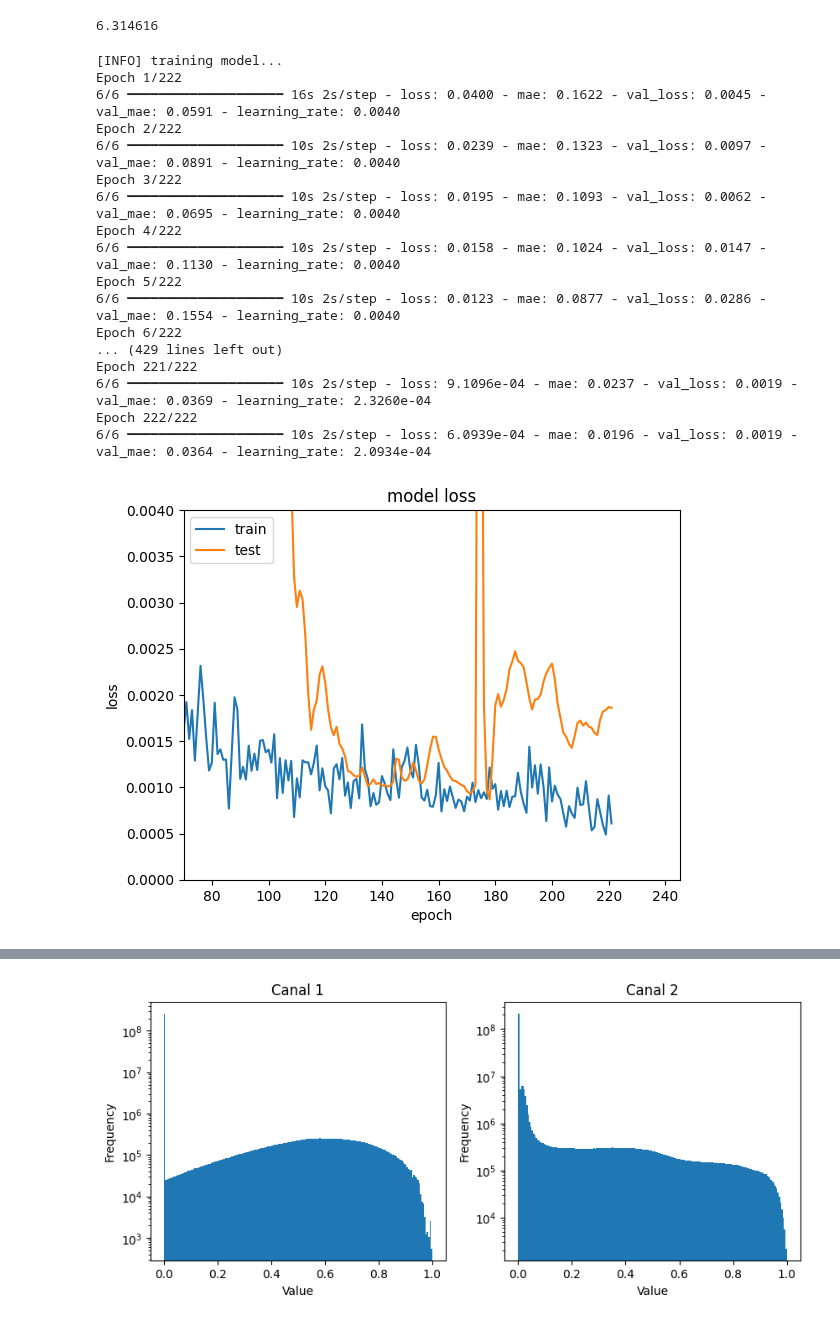
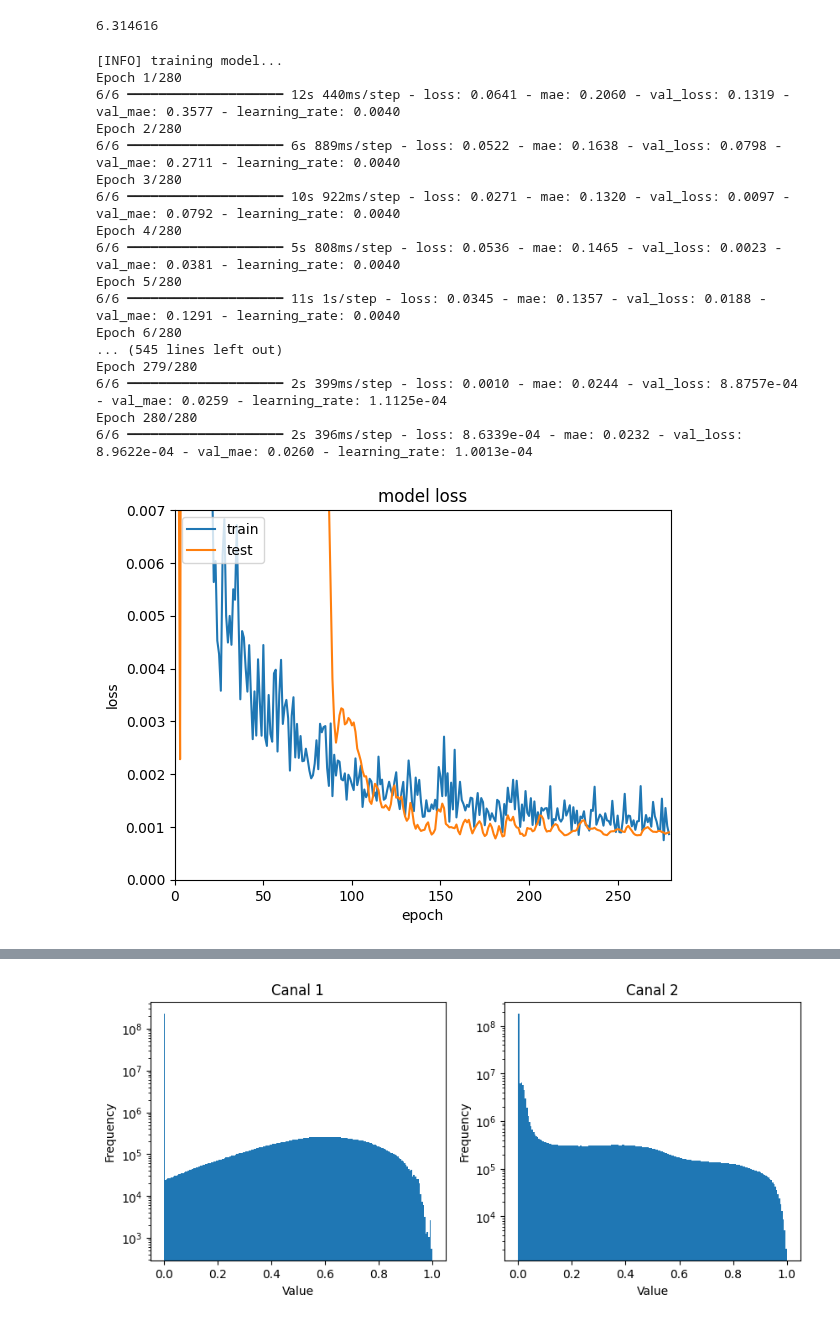
Before and after one commit to antonycardozo/CNNregression, a Jupyter notebook: cnn_regression.ipynb, the cells around one changed output, grey strips where cells are left out. Drawn from its saved outputs; the diff is of its cells as text; code cells hidden in the pictures.

```diff
--- a/cnn_regression.ipynb
+++ b/cnn_regression.ipynb
@@ -29,53 +29,53 @@ channel_optir = preprocessing.apply_mask(channel_optir, size= 1402)
 6.314616
 # %%
 #union de canales y reshape
-X= preprocessing.merge(channel_optir,channel_dc, height_shape=222, width_shape=222)
+X= preprocessing.merge(channel_optir,channel_dc, height_shape=125, width_shape=125)
 X_train, X_out, y_train, y_out = train_test_split(X, y, test_size=0.30, random_state=42)
 X_validation, X_test, y_validation, y_test= train_test_split(X_out, y_out, test_size=0.5, random_state=30)
 # %%
-NAME= "CNN_Regressor_mass{}".format(int(time.time()))
-model = models.create_cnn(222, 222, 2, regress=True)
+NAME= "CNN_Regressor_softplus_280epochs{}".format(int(time.time()))
+model = models.create_cnn(125, 125, 2, regress=True)
 opt = Adam( learning_rate=4e-3)
 tf_callbacks = [
-    EarlyStopping(monitor='val_loss', patience=111, restore_best_weights=True),
+    EarlyStopping(monitor='val_loss', patience=111, restore_best_weights=False),
     ReduceLROnPlateau(monitor='val_loss', patience=7, factor=0.9),
     TensorBoard(log_dir="logs/{}".format(NAME), histogram_freq=1)
 ]
 model.compile(loss="mean_squared_error", optimizer=opt, metrics=['mae'])
 # train the model
 print("[INFO] training model...")
-history = model.fit(x=X_train, y=y_train, validation_data = (X_test, y_test), epochs=222, batch_size=15, callbacks=[tf_callbacks] )
+history = model.fit(x=X_train, y=y_train, validation_data = (X_test, y_test), epochs=280, batch_size=15, callbacks=[tf_callbacks] )
 # %% [output]
 [INFO] training model...
-Epoch 1/222
-6/6 ━━━━━━━━━━━━━━━━━━━━ 16s 2s/step - loss: 0.0400 - mae: 0.1622 - val_loss: 0.0045 - val_mae: 0.0591 - learning_rate: 0.0040
-Epoch 2/222
-6/6 ━━━━━━━━━━━━━━━━━━━━ 10s 2s/step - loss: 0.0239 - mae: 0.1323 - val_loss: 0.0097 - val_mae: 0.0891 - learning_rate: 0.0040
-Epoch 3/222
-6/6 ━━━━━━━━━━━━━━━━━━━━ 10s 2s/step - loss: 0.0195 - mae: 0.1093 - val_loss: 0.0062 - val_mae: 0.0695 - learning_rate: 0.0040
-Epoch 4/222
-6/6 ━━━━━━━━━━━━━━━━━━━━ 10s 2s/step - loss: 0.0158 - mae: 0.1024 - val_loss: 0.0147 - val_mae: 0.1130 - learning_rate: 0.0040
-Epoch 5/222
-6/6 ━━━━━━━━━━━━━━━━━━━━ 10s 2s/step - loss: 0.0123 - mae: 0.0877 - val_loss: 0.0286 - val_mae: 0.1554 - learning_rate: 0.0040
-Epoch 6/222
-... (429 lines left out)
-Epoch 221/222
-6/6 ━━━━━━━━━━━━━━━━━━━━ 10s 2s/step - loss: 9.1096e-04 - mae: 0.0237 - val_loss: 0.0019 - val_mae: 0.0369 - learning_rate: 2.3260e-04
-Epoch 222/222
-6/6 ━━━━━━━━━━━━━━━━━━━━ 10s 2s/step - loss: 6.0939e-04 - mae: 0.0196 - val_loss: 0.0019 - val_mae: 0.0364 - learning_rate: 2.0934e-04
+Epoch 1/280
+6/6 ━━━━━━━━━━━━━━━━━━━━ 12s 440ms/step - loss: 0.0641 - mae: 0.2060 - val_loss: 0.1319 - val_mae: 0.3577 - learning_rate: 0.0040
+Epoch 2/280
+6/6 ━━━━━━━━━━━━━━━━━━━━ 6s 889ms/step - loss: 0.0522 - mae: 0.1638 - val_loss: 0.0798 - val_mae: 0.2711 - learning_rate: 0.0040
+Epoch 3/280
+6/6 ━━━━━━━━━━━━━━━━━━━━ 10s 922ms/step - loss: 0.0271 - mae: 0.1320 - val_loss: 0.0097 - val_mae: 0.0792 - learning_rate: 0.0040
+Epoch 4/280
+6/6 ━━━━━━━━━━━━━━━━━━━━ 5s 808ms/step - loss: 0.0536 - mae: 0.1465 - val_loss: 0.0023 - val_mae: 0.0381 - learning_rate: 0.0040
+Epoch 5/280
+6/6 ━━━━━━━━━━━━━━━━━━━━ 11s 1s/step - loss: 0.0345 - mae: 0.1357 - val_loss: 0.0188 - val_mae: 0.1291 - learning_rate: 0.0040
+Epoch 6/280
+... (545 lines left out)
+Epoch 279/280
+6/6 ━━━━━━━━━━━━━━━━━━━━ 2s 399ms/step - loss: 0.0010 - mae: 0.0244 - val_loss: 8.8757e-04 - val_mae: 0.0259 - learning_rate: 1.1125e-04
+Epoch 280/280
+6/6 ━━━━━━━━━━━━━━━━━━━━ 2s 396ms/step - loss: 8.6339e-04 - mae: 0.0232 - val_loss: 8.9622e-04 - val_mae: 0.0260 - learning_rate: 1.0013e-04
 # %%
 # summarize history for loss
 plt.plot(history.history['loss'])
 plt.plot(history.history['val_loss'])
-plt.xlim(70, 245)
-plt.ylim(0,0.004)
+plt.xlim(0, 280)
+plt.ylim(0,0.007)
 plt.title('model loss')
 plt.ylabel('loss')
 plt.xlabel('epoch')
 plt.legend(['train', 'test'], loc='upper left')
 plt.show()
 # %% [output]
-[figure, old version]
+[figure, new version]
 # %%
 
 # make predictions on the testing data
```
Also changed, not shown: parts of 7 cells of this notebook, 1 other file.
